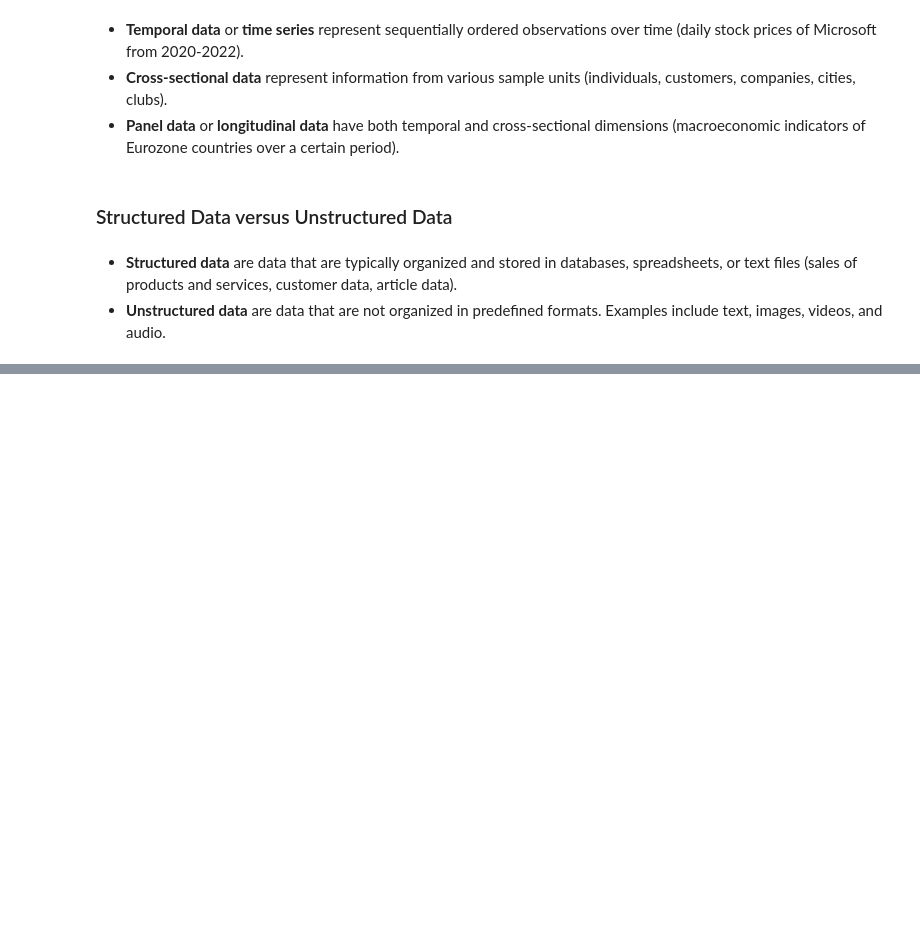
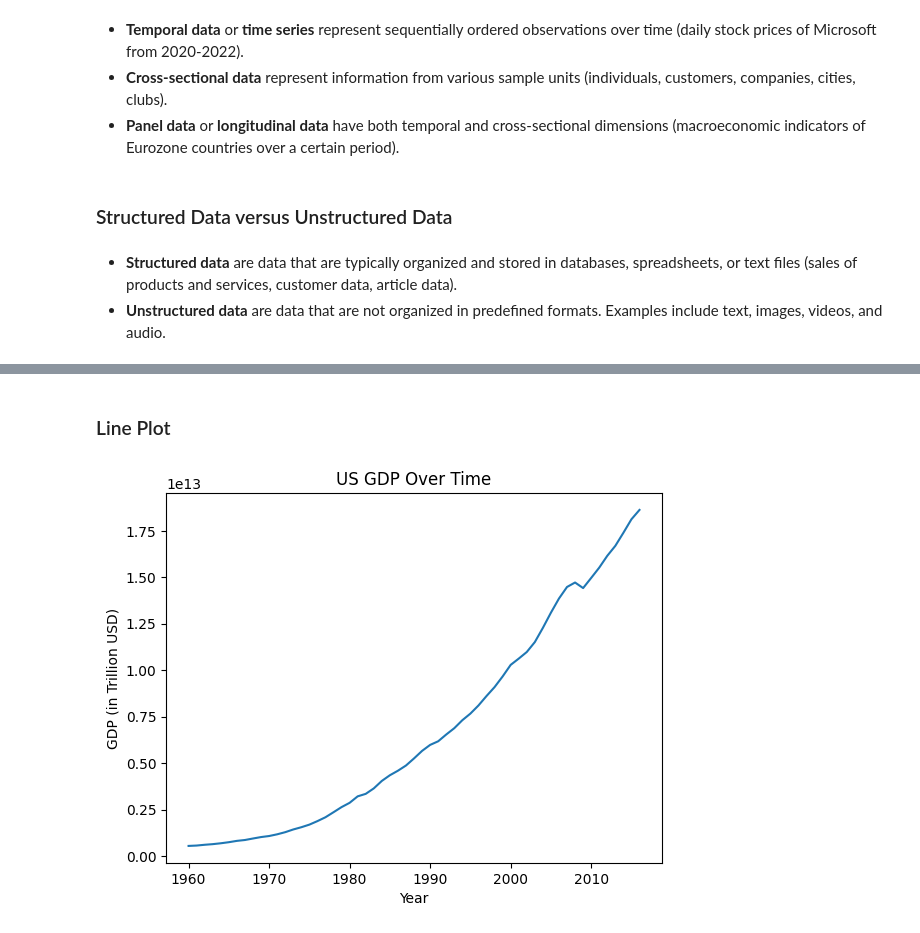
Before and after one commit to miguelcaldeiraa/Analysis-and-Prediction-of-Diamond-Prices, a Jupyter notebook: Data_Modeling.ipynb, the cells around one changed output, grey strips where cells are left out. Saved outputs shown, nothing was run; the diff lists cells and outputs as text; code cells hidden in the pictures; blank space fills up the shorter version.

```diff
--- a/Data_Modeling.ipynb
+++ b/Data_Modeling.ipynb
@@ -227,0 +330,21 @@ Vector with even numbers replaced by -1: [ 1 -1  3 -1  5 -1  7 -1  9 -1]
+# %% [markdown]
+### Line Plot
+# %%
+import pandas as pd
+import matplotlib.pyplot as plt
+
+# Carregar dados de um conjunto de dados aberto
+url = 'https://raw.githubusercontent.com/datasets/gdp/master/data/gdp.csv'
+data = pd.read_csv(url)
+
+# Plotar o PIB (GDP) dos Estados Unidos ao longo do tempo
+usa_gdp = data[data['Country Name'] == 'United States']['Value']
+years = data[data['Country Name'] == 'United States']['Year']
+
+plt.plot(years, usa_gdp)
+plt.xlabel('Year')
+plt.ylabel('GDP (in Trillion USD)')
+plt.title('US GDP Over Time')
+plt.show()
+# %% [output]
+[figure, added]
```
Also changed, not shown: parts of 36 cells of this notebook, 1 other file.
